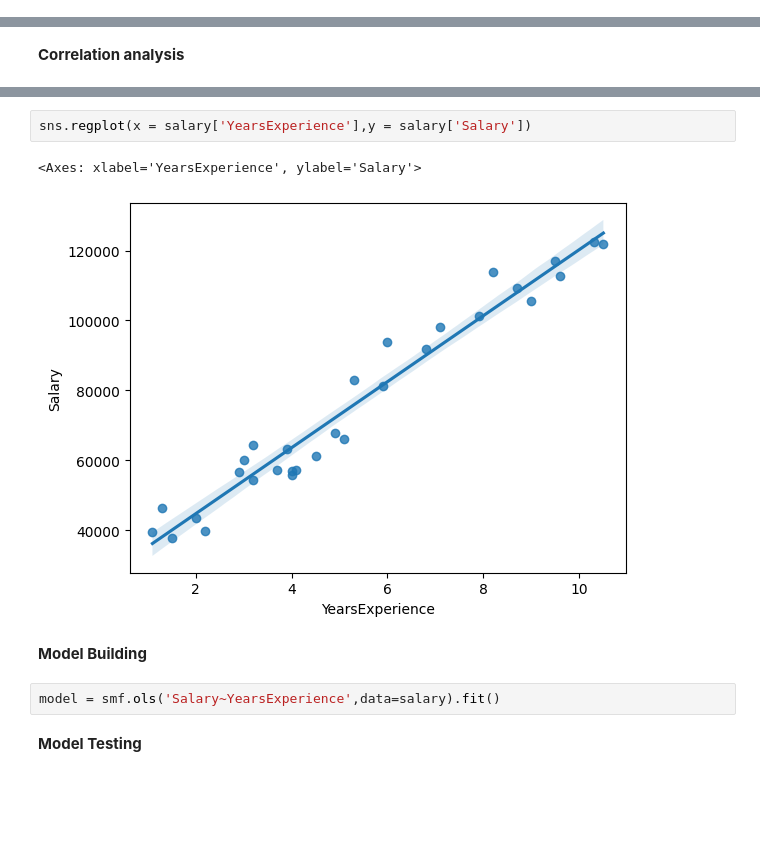
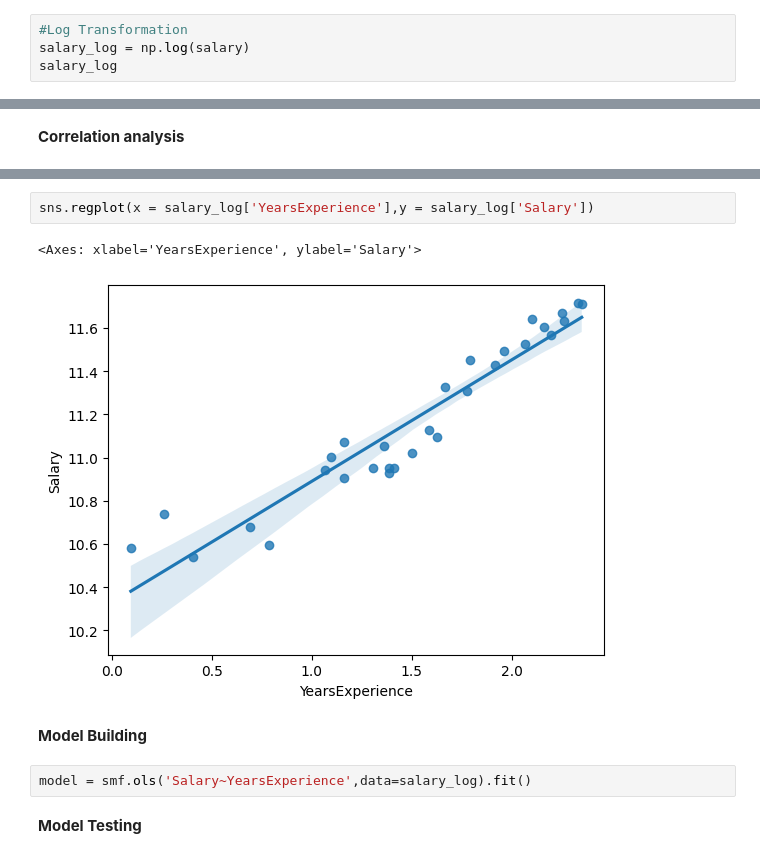
Before and after one commit to NamrataIngle/DS-Assignments, a Jupyter notebook: Assignment_4__Simple_Linear_Regression.ipynb, the cells around one changed output, grey strips where cells are left out. Saved outputs shown, nothing was run; the diff lists cells and outputs as text; blank space fills up the shorter version.

```diff
--- a/Assignment_4__Simple_Linear_Regression.ipynb
+++ b/Assignment_4__Simple_Linear_Regression.ipynb
@@ -214,0 +265,4 @@ memory usage: 608.0 bytes
+# %%
+#Log Transformation
+salary_log = np.log(salary)
+salary_log
@@ -251,12 +334,12 @@ salary.corr()
 # %%
-sns.regplot(x = salary['YearsExperience'],y = salary['Salary'])
+sns.regplot(x = salary_log['YearsExperience'],y = salary_log['Salary'])
 # %% [output]
 <Axes: xlabel='YearsExperience', ylabel='Salary'>
-[figure, old version]
+[figure, new version]
 # %% [markdown]
 **Model Building**
 # %%
-model = smf.ols('Salary~YearsExperience',data=salary).fit()
+model = smf.ols('Salary~YearsExperience',data=salary_log).fit()
 # %% [markdown]
 **Model Testing**
 # %%
```
Also changed, not shown: parts of 26 cells of this notebook, 9 other files.
